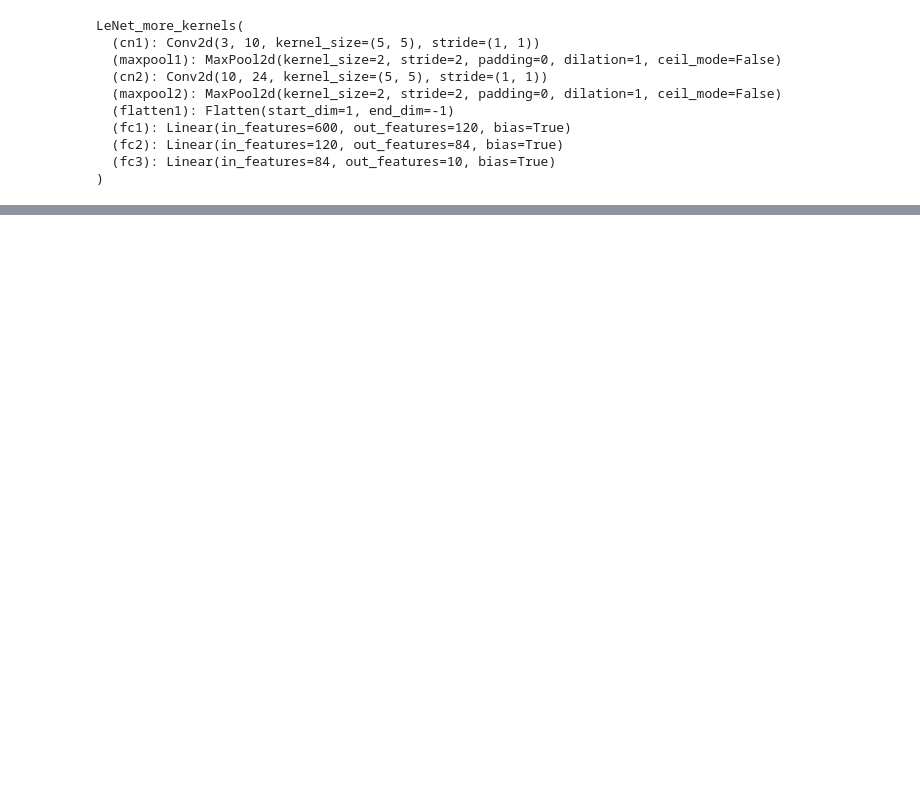
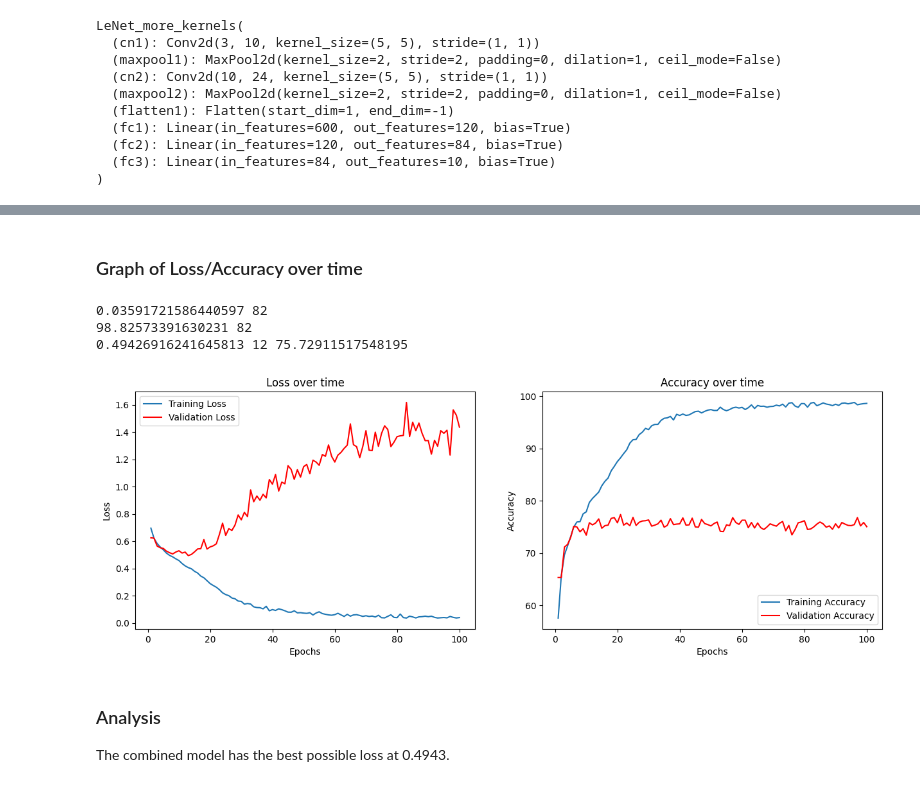
Before and after one commit to AlaTan93/coursera_deeplearn, a Jupyter notebook: project.ipynb, the cells around one changed output, grey strips where cells are left out. Saved outputs shown, nothing was run; the diff lists cells and outputs as text; code cells hidden in the pictures; blank space fills up the shorter version.

```diff
--- a/project.ipynb
+++ b/project.ipynb
@@ -1858,0 +2525,34 @@ Validation Model accuracy for class   dog : 79.348 %
+# %% [markdown]
+### Graph of Loss/Accuracy over time
+# %%
+x_index = range(1, epochs+1, 1)
+
+fig, axs = plt.subplots(1, 2)
+fig.set_figwidth(15)
+
+axs[0].plot(x_index, training_loss_consolidated, label="Training Loss")
+axs[0].plot(x_index, val_loss_consolidated, color='red', label="Validation Loss")
+axs[0].set_title("Loss over time")
+axs[0].legend()
+axs[0].set_xlabel("Epochs")
+axs[0].set_ylabel("Loss")
+
+axs[1].plot(x_index, training_acc_consolidated, label="Training Accuracy")
+axs[1].plot(x_index, val_acc_consolidated, color='red', label="Validation Accuracy")
+axs[1].set_title("Accuracy over time")
+axs[1].legend()
+axs[1].set_xlabel("Epochs")
+axs[1].set_ylabel("Accuracy")
+
+print(np.min(training_loss_consolidated), np.argmin(training_loss_consolidated, axis=0))
+print(np.max(training_acc_consolidated), np.argmax(training_acc_consolidated, axis=0))
+print(np.min(val_loss_consolidated), np.argmin(val_loss_consolidated, axis=0), val_acc_consolidated[np.argmin(val_loss_consolidated, axis=0)])
+# %% [output]
+0.03591721586440597 82
+98.82573391630231 82
+0.49426916241645813 12 75.72911517548195
+[figure, added]
+# %% [markdown]
+### Analysis
+
+The combined model has the best possible loss at 0.4943.
```
Also changed, not shown: parts of 65 cells of this notebook, 1 other file.
